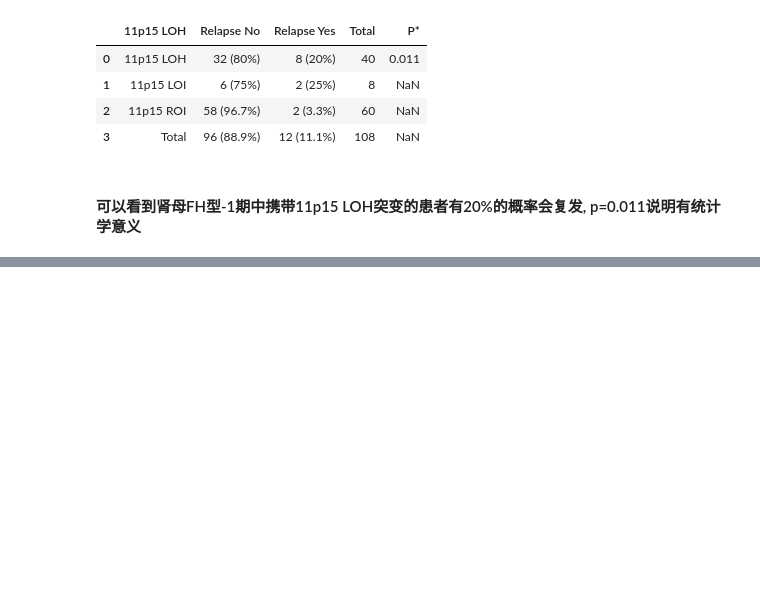
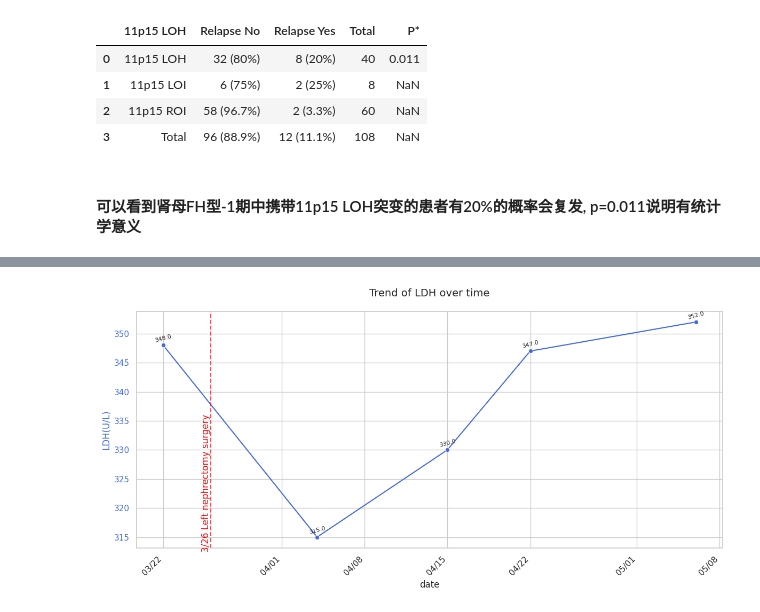
Before and after one commit to hkxIron/my_practice, a Jupyter notebook: jupyter/wt_analysis.ipynb, the cells around one changed output, grey strips where cells are left out. Cells and saved outputs as stored; diff of their text form; code cells hidden in the pictures; blank space fills up the shorter version.

```diff
--- a/jupyter/wt_analysis.ipynb
+++ b/jupyter/wt_analysis.ipynb
@@ -53,0 +117,6 @@ gene_11p15
+# %%
+data = pd.read_excel("data/胡奕涵肾母.xlsx", sheet_name="重要检查指标")
+data['时间'] = data['日期']
+data['日期'] = pd.to_datetime(data['日期'])
+#data["日期"]=data["日期"].apply(lambda x:x.strftime('%m/%d'))
+data
@@ -53,0 +131,54 @@ gene_11p15
+# %%
+# 创建图表
+plt.figure(figsize=(12, 6))
+sns.set_style("whitegrid")
+#surgery_date = pd.to_datetime('2025-03-26').strftime("%m/%d")
+surgery_date: Timestamp = pd.to_datetime('2025-03-26')
+
+# 绘制折线图（只绘制有乳酸脱氢酶数据的点）
+#lineplot = sns.lineplot(data=data.dropna(subset=['乳酸脱氢酶(U/L)']), x='时间', y='乳酸脱氢酶(U/L)', marker='o', color='royalblue', label='乳酸脱氢酶(U/L)')
+ax = plt.gca()  # 第一个y轴（乳酸脱氢酶）
+#ax2 = ax.twinx()  # 第二个y轴（神经元特异性烯醇化酶）
+line1=sns.lineplot(x='日期', y='乳酸脱氢酶(U/L)', data=data, marker='o', color='royalblue')
+#line2=sns.lineplot(x='日期', y='神经元特异性烯醇化酶(ng/ml)', data=data, marker='s', color='darkorange')
+                #label='乳酸脱氢酶(U/L)')
+# 添加数据点标签
+for i, row in data.dropna(subset=['乳酸脱氢酶(U/L)']).iterrows():
+    ax.text(x=row['日期'], y=row['乳酸脱氢酶(U/L)']+0.5, s=f"{row['乳酸脱氢酶(U/L)']}", ha='center', fontsize=8,rotation=15)
+# for i, row in data.dropna(subset=['神经元特异性烯醇化酶(ng/ml)']).iterrows():
+#     ax.text(x=row['日期'], y=row['神经元特异性烯醇化酶(ng/ml)']+0.5, s=f"{row['神经元特异性烯醇化酶(ng/ml)']}", ha='center', fontsize=8,rotation=15)
+
+# 添加手术日期竖线
+ax.axvline(x=surgery_date, color='red', linestyle='--', linewidth=1.5, alpha=0.7)
+ax.text(x=surgery_date, y=plt.ylim()[1]*0.95, s='3/26 Left nephrectomy surgery', rotation=90, color='red', ha='right', va='top')
+
+
+# 添加标题和标签
+ax.set_ylabel('LDH(U/L)', fontsize=12,  color='royalblue')
+#ax2.set_ylabel('神经元特异性烯醇化酶(ng/ml)', color='darkorange', fontsize=12)
+
+ax.tick_params(axis='y', colors='royalblue')
+#ax2.tick_params(axis='y', colors='darkorange')
+
+ax.set_xlabel('date', fontsize=12)
+# 调整x轴日期显示格式
+# 修改x轴日期格式为 月-日
+ax.xaxis.set_major_formatter(DateFormatter("%m/%d"))
+
+# 合并图例
+#lines = [line1.lines[0], line2.lines[0]]
+#labels = [line.get_label() for line in lines]
+#ax.legend(lines, labels, loc='upper left')
+
+plt.title('Trend of LDH over time', fontsize=14, pad=20)
+plt.gcf().autofmt_xdate(rotation=45)
+# 显示图表
+plt.tight_layout()
+plt.show()
+
+#surge_y = np.arange(data["乳酸脱氢酶(U/L)"].min(), data["乳酸脱氢酶(U/L)"].max(), 1)
+#surge_xs = [pd.to_datetime("2025-03-26").strftime("%m/%d") for i in surge_y]
+#sns.lineplot(x=surge_xs, y=surge_y, color='red', label='手术时间')
+#plt.savefig('ldh.png', dpi=600, bbox_inches='tight')
+# %% [output]
+[figure, added]
```
Also changed, not shown: parts of 8 cells of this notebook, 2 other files.
